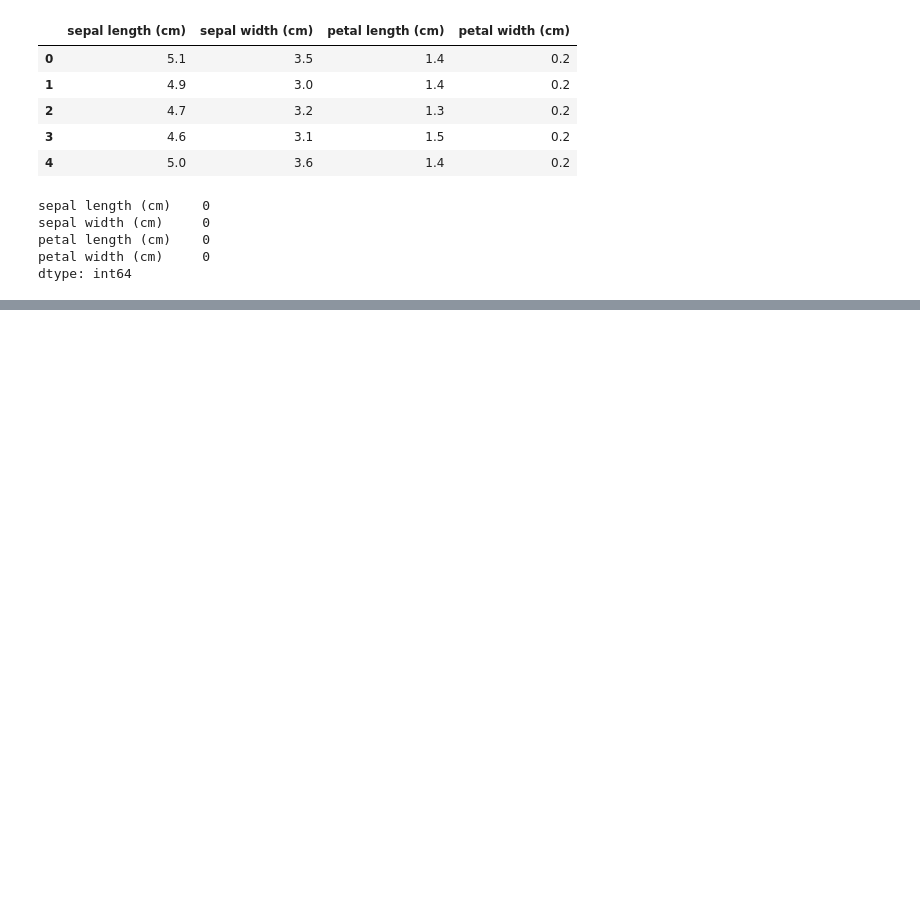
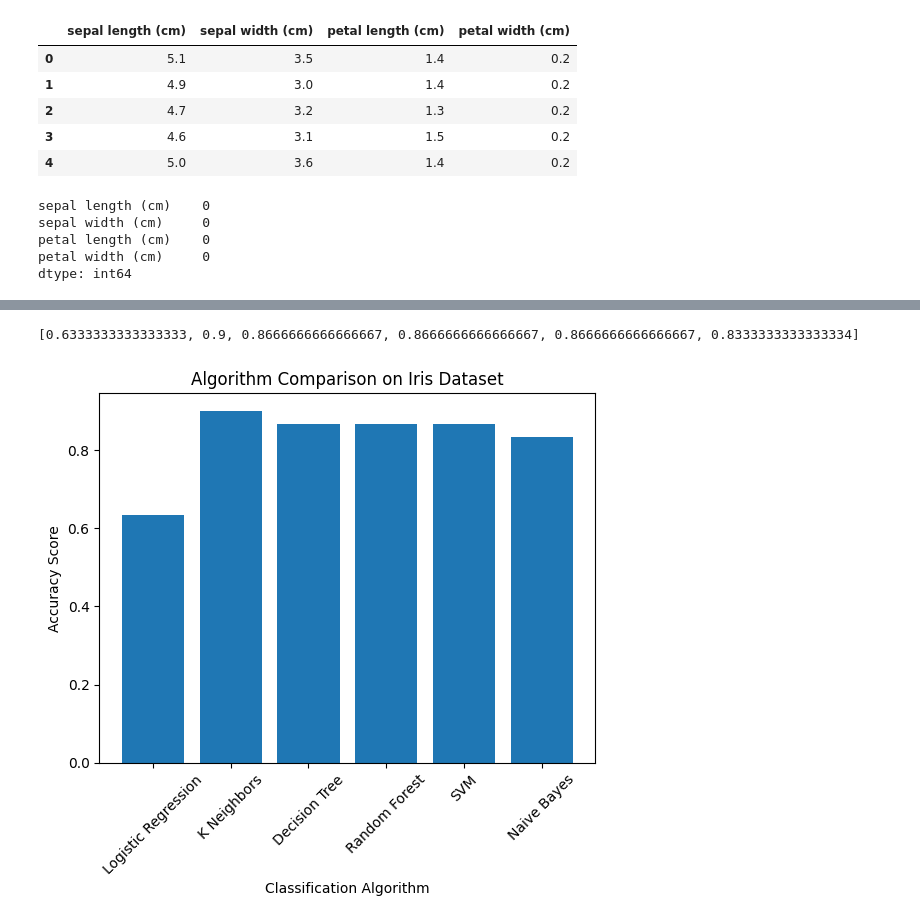
Before and after one commit to koa-inn/iris_practice, a Jupyter notebook: analysis.ipynb, the cells around one changed output, grey strips where cells are left out. Cells and saved outputs as stored; diff of their text form; code cells hidden in the pictures; blank space fills up the shorter version.

```diff
--- a/analysis.ipynb
+++ b/analysis.ipynb
@@ -57,24 +43,34 @@ from sklearn.naive_bayes import GaussianNB
 models = []
 
 log_reg = LogisticRegression(solver='liblinear', multi_class='ovr')
-models.append(log_reg)
+models.append((log_reg, 'Logistic Regression'))
 
 kneighbors = KNeighborsClassifier()
-models.append(kneighbors)
+models.append((kneighbors, 'K Neighbors'))
 
 dtree = DecisionTreeClassifier()
-models.append(dtree)
+models.append((dtree, 'Decision Tree'))
 
 randforest = RandomForestClassifier()
-models.append(randforest)
+models.append((randforest, 'Random Forest'))
 
 svc = SVC()
-models.append(svc)
+models.append((svc, 'SVM'))
 
 nbayes = GaussianNB()
-models.append(nbayes)
+models.append((nbayes, 'Naive Bayes'))
 # %%
 for model in models:
-    model.fit(X_train, y_train)
-
-model_preds = []
+    model[0].fit(X_train, y_train)
+# %%
+model_preds = []
+for model in models:
+    y_pred = model[0].predict(X_test)
+    model_preds.append(y_pred)
+
+accuracy_scores = []
+
+from sklearn.metrics import confusion_matrix
+for model_idx in range(len(models)):
+    print(models[model_idx][0],'\n' ,confusion_matrix(y_test,model_preds[model_idx]))
+    accuracy_scores.append(models[model_idx][0].score(X_test,y_test))
@@ -80,0 +95,23 @@ model_preds = []
+# %%
+print(accuracy_scores)
+# %% [output]
+[0.6333333333333333, 0.9, 0.8666666666666667, 0.8666666666666667, 0.8666666666666667, 0.8333333333333334]
+# %%
+import matplotlib.pyplot as plt
+
+
+
+names = []
+for model in models:
+    names.append(model[1])
+
+plt.title('Algorithm Comparison on Iris Dataset')
+plt.xlabel('Classification Algorithm')
+plt.ylabel('Accuracy Score')
+plt.xticks(rotation=45)
+
+plt.bar(names, accuracy_scores)
+
+plt.show()
+# %% [output]
+[figure, added]
```
Also changed, not shown: parts of 2 cells of this notebook.
